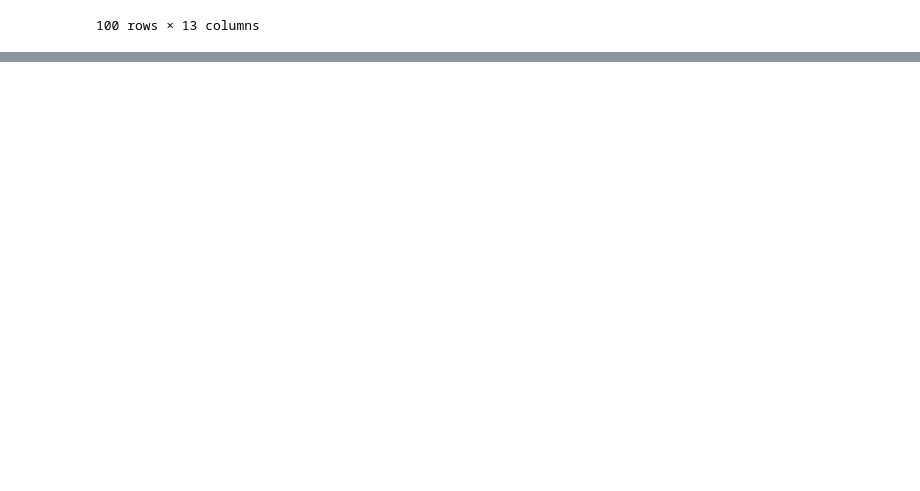
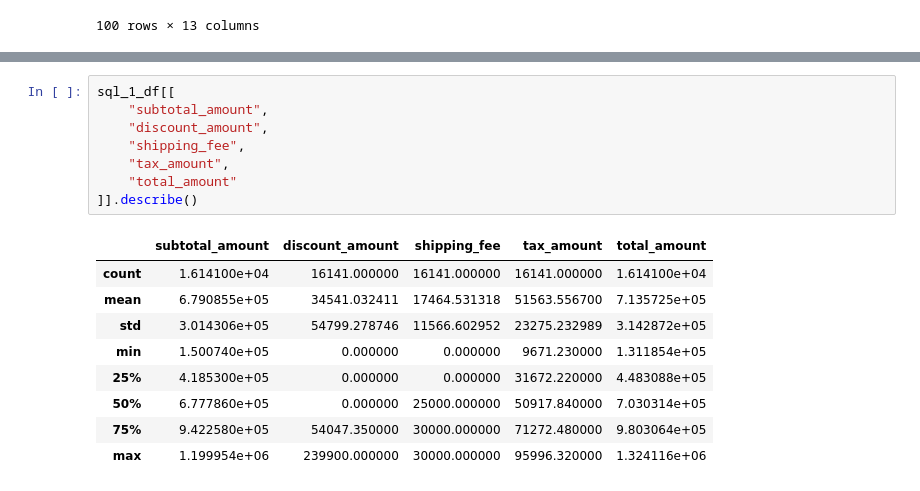
Before and after one commit to khaphan-github/data-engineering-bigdata-analysis, a Jupyter notebook: notebook/CHURN_HIVE_ETL.ipynb, the cells around one changed output, grey strips where cells are left out. Drawn from its saved outputs; the diff is of its cells as text; blank space fills up the shorter version.

```diff
--- a/notebook/CHURN_HIVE_ETL.ipynb
+++ b/notebook/CHURN_HIVE_ETL.ipynb
@@ -217,0 +179,18 @@ WITH latest_dt AS (
+# %%
+sql_1_df[[
+    "subtotal_amount",
+    "discount_amount",
+    "shipping_fee",
+    "tax_amount",
+    "total_amount"
+]].describe()
+# %% [output]
+|  | subtotal_amount | discount_amount | shipping_fee | tax_amount | total_amount |
+| count | 1.614100e+04 | 16141.000000 | 16141.000000 | 16141.000000 | 1.614100e+04 |
+| mean | 6.790855e+05 | 34541.032411 | 17464.531318 | 51563.556700 | 7.135725e+05 |
+| std | 3.014306e+05 | 54799.278746 | 11566.602952 | 23275.232989 | 3.142872e+05 |
+| min | 1.500740e+05 | 0.000000 | 0.000000 | 9671.230000 | 1.311854e+05 |
+| 25% | 4.185300e+05 | 0.000000 | 0.000000 | 31672.220000 | 4.483088e+05 |
+| 50% | 6.777860e+05 | 0.000000 | 25000.000000 | 50917.840000 | 7.030314e+05 |
+| 75% | 9.422580e+05 | 54047.350000 | 30000.000000 | 71272.480000 | 9.803064e+05 |
+| max | 1.199954e+06 | 239900.000000 | 30000.000000 | 95996.320000 | 1.324116e+06 |
```
Also changed, not shown: parts of 10 cells of this notebook, 3 other files.
